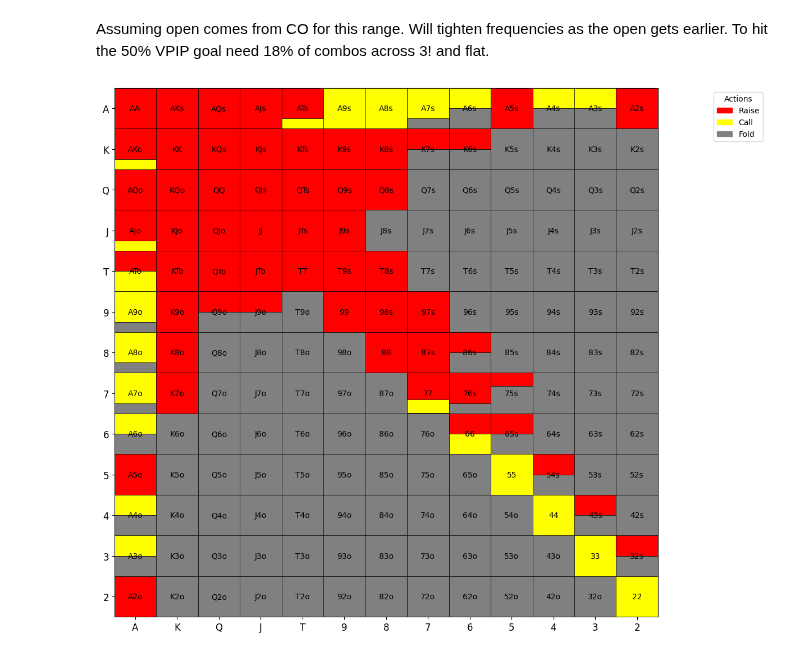
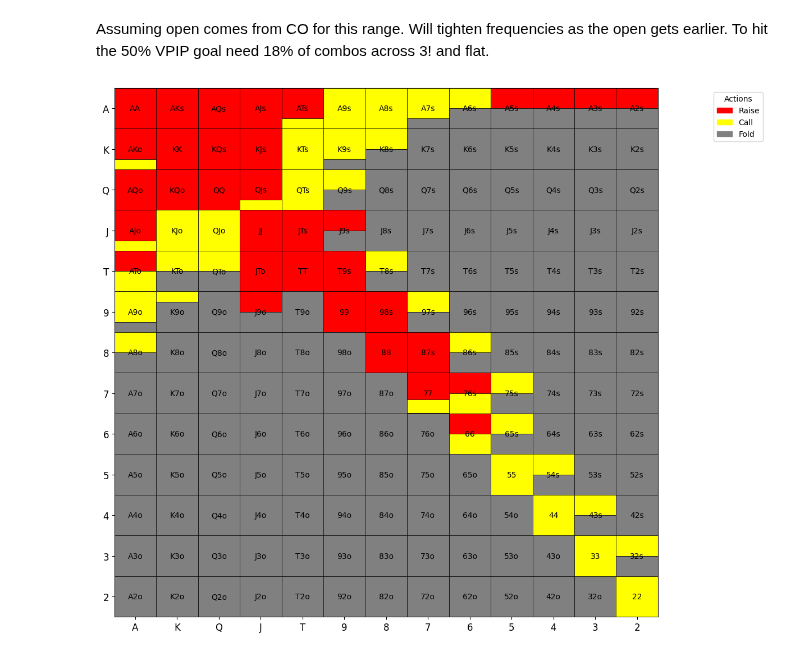
Before and after one commit to KunaalAgarwal/poker_analysis, a Jupyter notebook: src/button_ranges.ipynb, the cells around one changed output. Drawn from its saved outputs; the diff is of its cells as text; code cells hidden in the pictures.

Commit message:
completed 3!/flat range

```diff
--- a/src/button_ranges.ipynb
+++ b/src/button_ranges.ipynb
@@ -284,90 +284,75 @@ open_response_range = {
     "A9s": {"raise": 0.0, "call": 1.0},
     "A8s": {"raise": 0.0, "call": 1.0},
     "A7s": {"raise": 0.0, "call": 0.75},
-    "A6s": {"raise": 0.0, "call": 0.5}, # these weaker aces turn into folds quickly
-    "A5s": {"raise": 1.0, "call": 0.0}, # 3bet bluff
-    "A4s": {"raise": 0.0, "call": 0.5},
-    "A3s": {"raise": 0.0, "call": 0.5},
-    "A2s": {"raise": 1.0, "call": 0.0}, # 3bet bluff
+    "A6s": {"raise": 0.0, "call": 0.5}, # these middling aces turn into folds quickly
+    "A5s": {"raise": 0.5, "call": 0.0}, # 3bet bluffs
+    "A4s": {"raise": 0.5, "call": 0.0},
+    "A3s": {"raise": 0.5, "call": 0.0},
+    "A2s": {"raise": 0.5, "call": 0.0},
 
     "AKo": {"raise": 0.75, "call": 0.25}, # keep some combos to uncap the flatting range
     "AQo": {"raise": 1.0, "call": 0.0},
     "AJo": {"raise": 0.75, "call": 0.25},
     "ATo": {"raise": 0.5, "call": 0.5}, # probably weakest AXo to 3bet
     "A9o": {"raise": 0.0, "call": 0.75},
-    "A8o": {"raise": 0.0, "call": 0.75},
-    "A7o": {"raise": 0.0, "call": 0.75},
-    "A6o": {"raise": 0.0, "call": 0.5}, # these weaker aces turn into folds quickly
-    "A5o": {"raise": 1.0, "call": 0.0}, # cam adjust bluff frequency here
-    "A4o": {"raise": 0.0, "call": 0.5},
-    "A3o": {"raise": 0.0, "call": 0.5},
-    "A2o": {"raise": 1.0, "call": 0.0},
+    "A8o": {"raise": 0.0, "call": 0.5},
 
     "KQs": {"raise": 1.0, "call": 0.0},
     "KJs": {"raise": 1.0, "call": 0.0},
-    "KTs": {"raise": 1.0, "call": 0.0},
-    "K9s": {"raise": 1.0, "call": 0.0},
-    "K8s": {"raise": 1.0, "call": 0.0},
-    "K7s": {"raise": 0.5, "call": 0.0},
-    "K6s": {"raise": 0.5, "call": 0.0},
+    "KTs": {"raise": 0.0, "call": 1.0},
+    "K9s": {"raise": 0.0, "call": 0.75},
+    "K8s": {"raise": 0.0, "call": 0.5},
 
     "KQo": {"raise": 1.0, "call": 0.0},
-    "KJo": {"raise": 1.0, "call": 0.0},
-    "KTo": {"raise": 1.0, "call": 0.0},
-    "K9o": {"raise": 1.0, "call": 0.0},
-    "K8o": {"raise": 1.0, "call": 0.0},
-    "K7o": {"raise": 1.0, "call": 0.0},
+    "KJo": {"raise": 0.0, "call": 1.0},
+    "KTo": {"raise": 0.0, "call": 0.5},
+    "K9o": {"raise": 0.0, "call": 0.25},
 
-    "QJs": {"raise": 1.0, "call": 0.0},
-    "QTs": {"raise": 1.0, "call": 0.0},
-    "Q9s": {"raise": 1.0, "call": 0.0},
-    "Q8s": {"raise": 1.0, "call": 0.0},
+    "QJs": {"raise": .75, "call": 0.25},
+    "QTs": {"raise": 0.0, "call": 1.0},
+    "Q9s": {"raise": 0.0, "call": 0.5},
 
-
-    "QJo": {"raise": 1.0, "call": 0.0},
-    "QTo": {"raise": 1.0, "call": 0.0},
-    "Q9o": {"raise": 0.5, "call": 0.0},
+    "QJo": {"raise": 0.0, "call": 1.0},
+    "QTo": {"raise": 0.0, "call": 0.5},
 
     "JTs": {"raise": 1.0, "call": 0.0},
-    "J9s": {"raise": 1.0, "call": 0.0},
+    "J9s": {"raise": 0.5, "call": 0.0}, # j9 raise/fold, not good enough to call
 
     "JTo": {"raise": 1.0, "call": 0.0},
     "J9o": {"raise": 0.5, "call": 0.0},
 
-    "T9s": {"raise": 1.0, "call": 0.0},
-    "T8s": {"raise": 1.0, "call": 0.0},
+    "T9s": {"raise": 1.0, "call": 0.0}, # 3bet bluff
+    "T8s": {"raise": 0.0, "call": 0.5}, # this will fold to earlier
 
-    "98s": {"raise": 1.0, "call": 0.0},
-    "97s": {"raise": 1.0, "call": 0.0},
+    "98s": {"raise": 1.0, "call": 0.0}, # 3bet bluff
+    "97s": {"raise": 0.0, "call": 0.5},
 
-    "87s": {"raise": 1.0, "call": 0.0},
-    "86s": {"raise": 0.5, "call": 0.0},
+    "87s": {"raise": 1.0, "call": 0.0}, # 3bet bluff
+    "86s": {"raise": 0.0, "call": 0.5},
 
-    "76s": {"raise": 0.75, "call": 0.0},
-    "75s": {"raise": 0.33, "call": 0.0},
+    "76s": {"raise": 0.5, "call": 0.5},
+    "75s": {"raise": 0.0, "call": 0.5},
 
-    "65s": {"raise": 0.5, "call": 0.0},
+    "65s": {"raise": 0.0, "call": 0.5},
 
-    "54s": {"raise": 0.5, "call": 0.0},
+    "54s": {"raise": 0.0, "call": 0.5},
 
-    "43s": {"raise": 0.5, "call": 0.0},
+    "43s": {"raise": 0.0, "call": 0.5},
 
-    "32s": {"raise": 0.5, "call": 0.0},
+    "32s": {"raise": 0.0, "call": 0.5},
 }
-
-
 
 # Visualize the range
 open_response = range_construction.generate_range(open_response_range)
 open_response_distribution = range_construction.range_hand_distribution(open_response_range)
 open_response_percent_by_actions = range_construction.range_percent_by_all_actions(open_response_range)
-open_response_mean_hand_percentile = range_construction.average_range_rank(open_response_range)
+open_response_mean_hand_rank = range_construction.average_range_rank(open_response_range)
 
 print(open_response_percent_by_actions)
-print(f'Mean hand percentile: {open_response_mean_hand_percentile} %')
+print(f'Mean hand rank: {open_response_mean_hand_rank}')
 print(f'Percent A or K high: {range_construction.percent_range_high_card(open_response_range)} %')
 
 open_response_distribution[1].to_csv('../btn_ranges/btn_open_response_distribution.csv')
 open_response_distribution[0]
 # %% [output]
-[figure, old version]
+[figure, new version]
```
Also changed, not shown: parts of 6 cells of this notebook, 1 other file.
